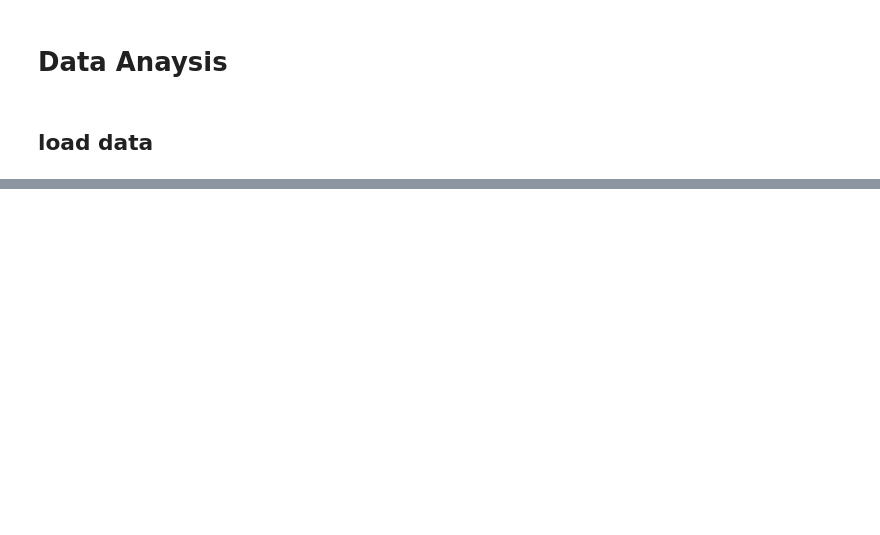
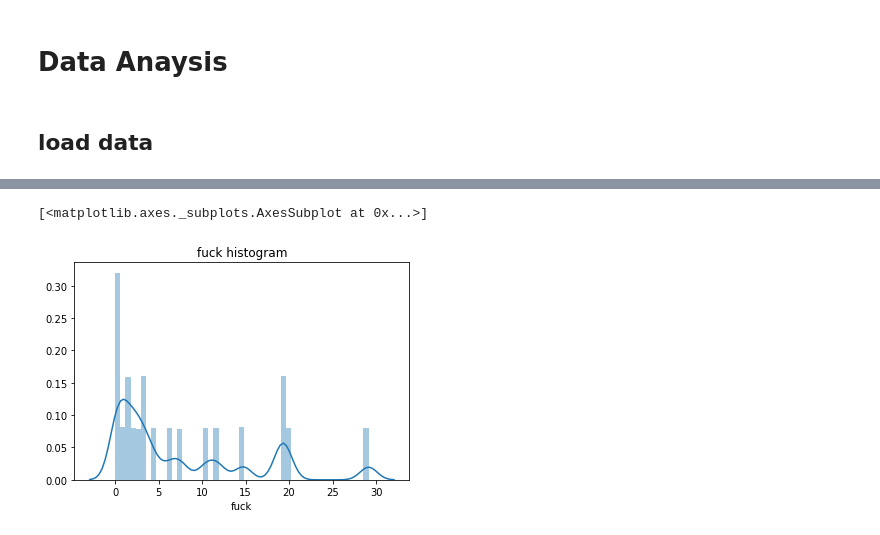
Before and after one commit to meowpunch/bobsim-research, a Jupyter notebook: src/main/python/data_analysis.ipynb, the cells around one changed output, grey strips where cells are left out. Saved outputs shown, nothing was run; the diff lists cells and outputs as text; code cells hidden in the pictures; blank space fills up the shorter version.

```diff
--- a/src/main/python/data_analysis.ipynb
+++ b/src/main/python/data_analysis.ipynb
@@ -4,6 +4,8 @@
 ## load data
 # %%
 from util.build_dataset import build_master
+from util.build_dataset import build_master
 
-origin_df = build_master(dataset="origin_fmp", date="201908")
+filter_origin_df = build_master(dataset="filter_origin_fmp", date="201908")
+clean_origin_df = build_master(dataset="clean_origin_fmp", date="201908")
 # %% [output]
@@ -103,0 +106,5 @@ memory usage: 6.5 MB
+# %%
+show_hist([clean_origin_df["일강수량(mm)"]], name="fuck")
+# %% [output]
+[<matplotlib.axes._subplots.AxesSubplot at 0x...>]
+[figure, added]
```
Also changed, not shown: parts of 17 cells of this notebook, 3 other files.
